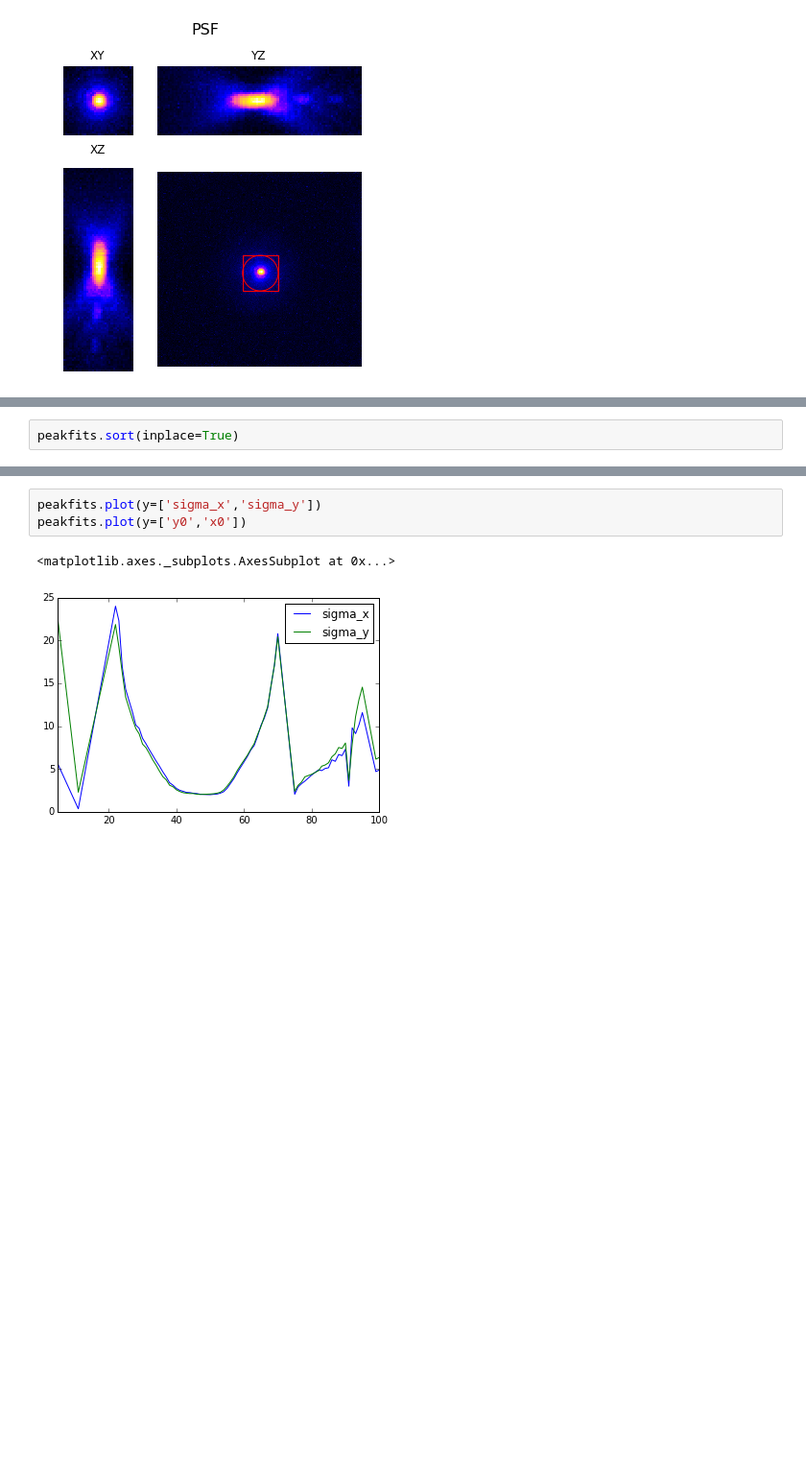
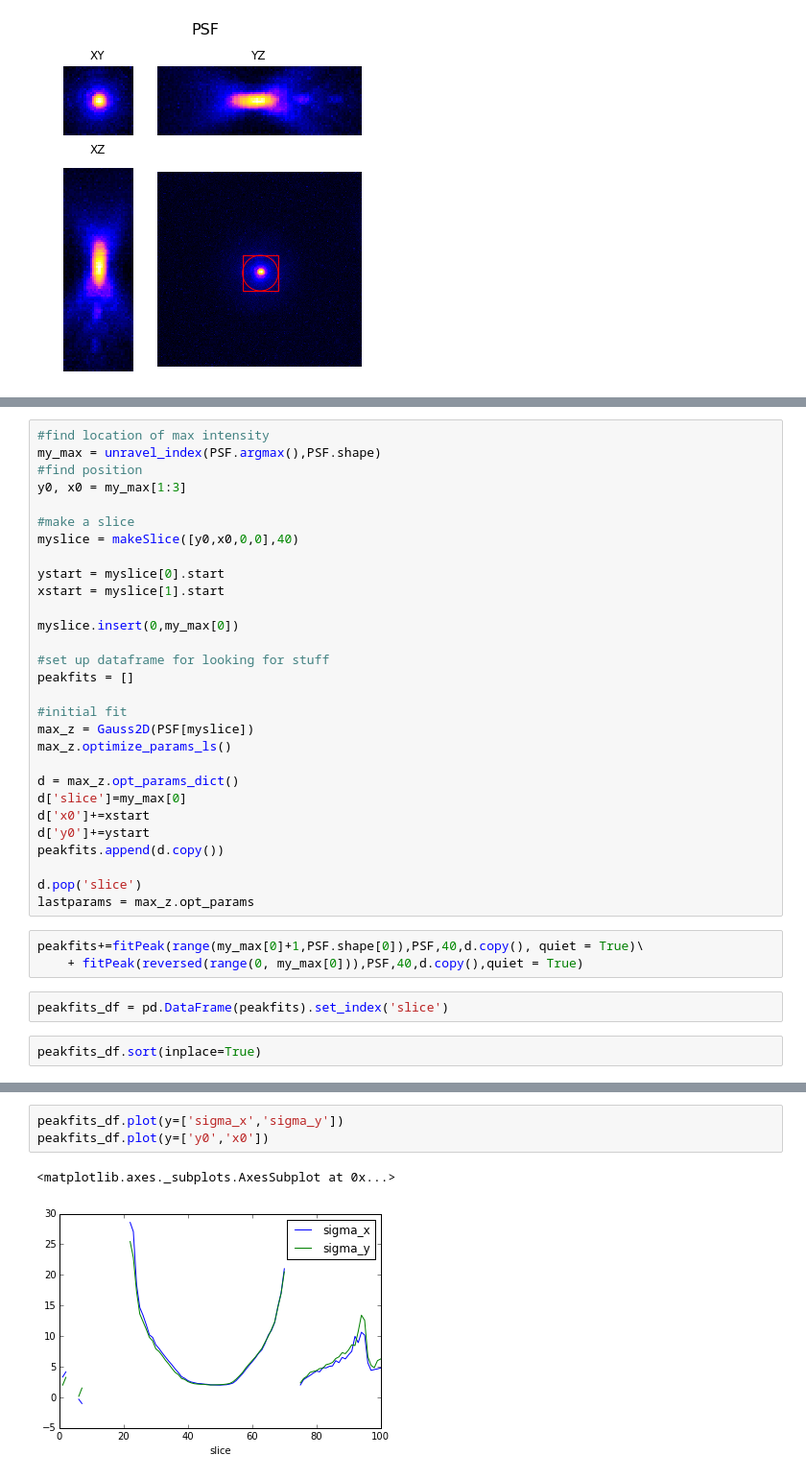
Before and after one commit to david-hoffman/peaks, a Jupyter notebook: PSFtest.ipynb, the cells around one changed output, grey strips where cells are left out. Shown at 96% size. Drawn from its saved outputs; the diff is of its cells as text; blank space fills up the shorter version.

```diff
--- a/PSFtest.ipynb
+++ b/PSFtest.ipynb
@@ -138,2 +215,36 @@ peakfits = peakfits.abs()
+# %%
+#find location of max intensity
+my_max = unravel_index(PSF.argmax(),PSF.shape)
+#find position
+y0, x0 = my_max[1:3]
+
+#make a slice
+myslice = makeSlice([y0,x0,0,0],40)
+
+ystart = myslice[0].start
+xstart = myslice[1].start
+
+myslice.insert(0,my_max[0])
+
+#set up dataframe for looking for stuff
+peakfits = []
+
+#initial fit
+max_z = Gauss2D(PSF[myslice])
+max_z.optimize_params_ls()
+
+d = max_z.opt_params_dict()
+d['slice']=my_max[0]
+d['x0']+=xstart
+d['y0']+=ystart
+peakfits.append(d.copy())
+
+d.pop('slice')
+lastparams = max_z.opt_params
+# %%
+peakfits+=fitPeak(range(my_max[0]+1,PSF.shape[0]),PSF,40,d.copy(), quiet = True)\
+    + fitPeak(reversed(range(0, my_max[0])),PSF,40,d.copy(),quiet = True)
+# %%
+peakfits_df = pd.DataFrame(peakfits).set_index('slice')
 # %%
-peakfits.sort(inplace=True)
+peakfits_df.sort(inplace=True)
@@ -145,6 +283,6 @@ peakfits.plot(y='amp')
 # %%
-peakfits.plot(y=['sigma_x','sigma_y'])
-peakfits.plot(y=['y0','x0'])
+peakfits_df.plot(y=['sigma_x','sigma_y'])
+peakfits_df.plot(y=['y0','x0'])
 # %% [output]
 <matplotlib.axes._subplots.AxesSubplot at 0x...>
-[figure, old version]
+[figure, new version]
```
Also changed, not shown: parts of 24 cells of this notebook.
